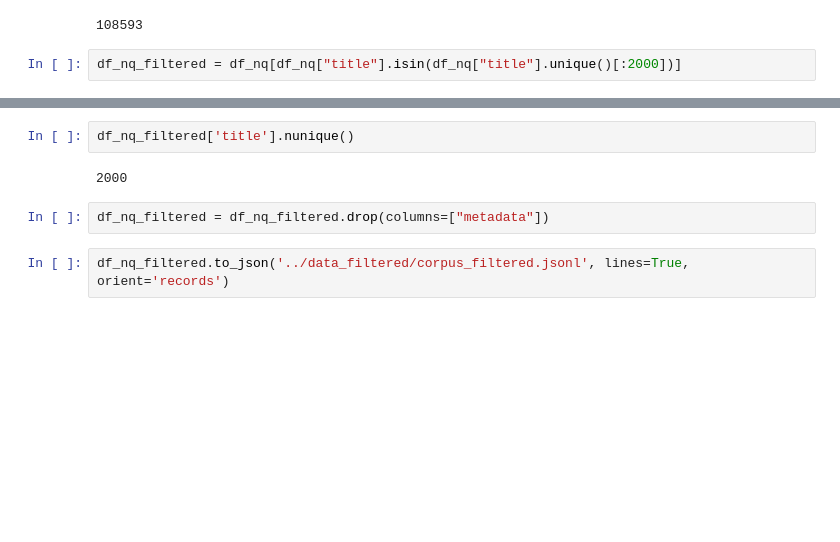
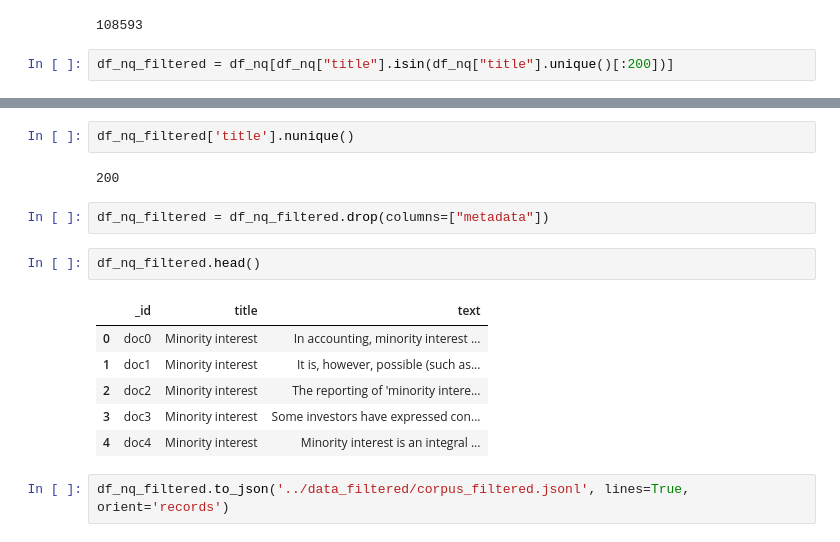
Before and after one commit to nickiliak/Deep-Learning-Transformers, a Jupyter notebook: fran/nq_preprocess.ipynb, the cells around one changed output, grey strips where cells are left out. Drawn from its saved outputs; the diff is of its cells as text; blank space fills up the shorter version.

```diff
--- a/fran/nq_preprocess.ipynb
+++ b/fran/nq_preprocess.ipynb
@@ -20,6 +20,6 @@ df_nq["title"].nunique()
 # %% [output]
 108593
 # %%
-df_nq_filtered = df_nq[df_nq["title"].isin(df_nq["title"].unique()[:2000])]
+df_nq_filtered = df_nq[df_nq["title"].isin(df_nq["title"].unique()[:200])]
 # %%
 df_nq_filtered
@@ -26,8 +40,17 @@ df_nq_filtered
 # %%
 df_nq_filtered['title'].nunique()
 # %% [output]
-2000
+200
 # %%
 df_nq_filtered = df_nq_filtered.drop(columns=["metadata"])
+# %%
+df_nq_filtered.head()
+# %% [output]
+|  | _id | title | text |
+| 0 | doc0 | Minority interest | In accounting, minority interest ... |
+| 1 | doc1 | Minority interest | It is, however, possible (such as... |
+| 2 | doc2 | Minority interest | The reporting of 'minority intere... |
+| 3 | doc3 | Minority interest | Some investors have expressed con... |
+| 4 | doc4 | Minority interest | Minority interest is an integral ... |
 # %%
 df_nq_filtered.to_json('../data_filtered/corpus_filtered.jsonl', lines=True, orient='records')
```
Also changed, not shown: parts of 1 cell of this notebook, 5 other files.
